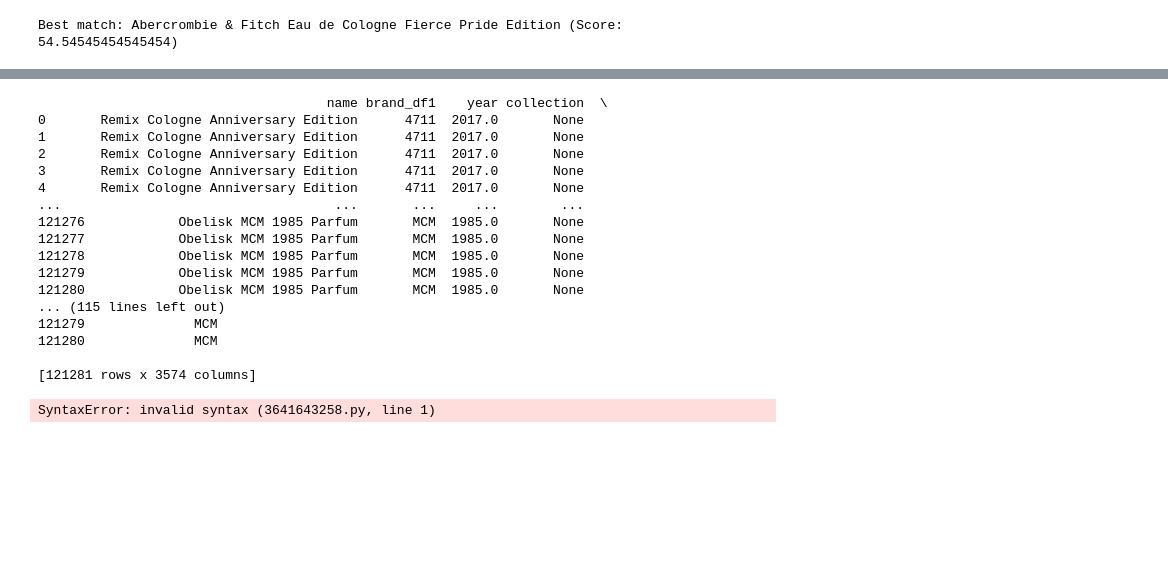
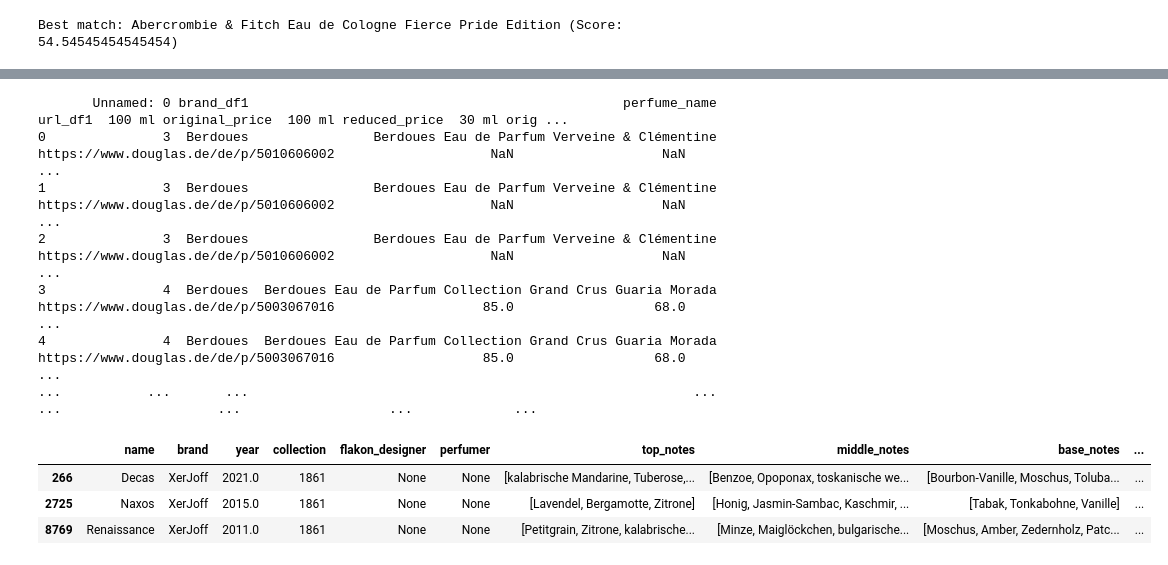
Before and after one commit to hamza1av/Parfumo, a Jupyter notebook: Spielwiese.ipynb, the cells around one changed output, grey strips where cells are left out. Drawn from its saved outputs; the diff is of its cells as text; code cells hidden in the pictures; blank space fills up the shorter version.

```diff
--- a/Spielwiese.ipynb
+++ b/Spielwiese.ipynb
@@ -221,2 +68,2 @@ missing_brands
 # %%
-og_df[og_df['brand'] == 'Hugo Boss'].head(2)
+og_df['complete_name'] = og_df['brand'] + ' ' + og_df['name']
@@ -230,39 +89,42 @@ import pandas as pd
 from rapidfuzz import process, fuzz
 
 # Example DataFrames
-df1 = og_df
-df2 = df_douglas
-# Function to match brands with fuzzy matching
-def fuzzy_match_brand(row, choices):
-    match, score, _ = process.extractOne(row, choices, scorer=fuzz.ratio)  # Get the best match
-    return match if score > 80 else row  # Set a threshold for similarity (e.g., 80%)
+df1 = og_df  # First DataFrame
+df2 = df_douglas  # Second DataFrame
 
-# Apply fuzzy matching to correct brand names in df2
-df2['brand_corrected'] = df2['brand'].apply(lambda x: fuzzy_match_brand(x, df1['brand'].unique()))
+# Get unique values from the 'complete_name' column in df2 to match against
+choices = df1['complete_name'].unique()
 
-# Merge using corrected brand names
-merged_df = pd.merge(df1, df2, left_on='brand', right_on='brand_corrected', suffixes=('_df1', '_df2'))
+# Function to perform fuzzy matching
+def fuzzy_match_name(name, choices):
+    if pd.isna(name):  # Handle NaN values
+        return None
+    match, score, _ = process.extractOne(name, choices, scorer=fuzz.ratio)  # Get best match
+    return match if score > 4 else None  # Only return matches with similarity > 80%
 
+# Apply fuzzy matching on df1
+df2['matched_name'] = df2['complete_name'].apply(lambda x: fuzzy_match_name(x, choices))
+
+# Merge df1 with df2 using the fuzzy-matched name
+merged_df = df2.merge(df1, left_on='complete_name', right_on='matched_name', suffixes=('_df1', '_df2'))
+
+# Drop the helper column if no longer needed
+# merged_df.drop(columns=['matched_name'], inplace=True)
+
+# Display result
 print(merged_df)
 # %% [output]
-                                     name brand_df1    year collection  \
-0       Remix Cologne Anniversary Edition      4711  2017.0       None
-1       Remix Cologne Anniversary Edition      4711  2017.0       None
-2       Remix Cologne Anniversary Edition      4711  2017.0       None
-3       Remix Cologne Anniversary Edition      4711  2017.0       None
-4       Remix Cologne Anniversary Edition      4711  2017.0       None
-...                                   ...       ...     ...        ...
-121276            Obelisk MCM 1985 Parfum       MCM  1985.0       None
-121277            Obelisk MCM 1985 Parfum       MCM  1985.0       None
-121278            Obelisk MCM 1985 Parfum       MCM  1985.0       None
-121279            Obelisk MCM 1985 Parfum       MCM  1985.0       None
-121280            Obelisk MCM 1985 Parfum       MCM  1985.0       None
-... (115 lines left out)
-121279              MCM
-121280              MCM
-
-[121281 rows x 3574 columns]
+       Unnamed: 0 brand_df1                                                perfume_name                                                 url_df1  100 ml original_price  100 ml reduced_price  30 ml orig ...
+0               3  Berdoues                Berdoues Eau de Parfum Verveine & Clémentine                  https://www.douglas.de/de/p/5010606002                    NaN                   NaN             ...
+1               3  Berdoues                Berdoues Eau de Parfum Verveine & Clémentine                  https://www.douglas.de/de/p/5010606002                    NaN                   NaN             ...
+2               3  Berdoues                Berdoues Eau de Parfum Verveine & Clémentine                  https://www.douglas.de/de/p/5010606002                    NaN                   NaN             ...
+3               4  Berdoues  Berdoues Eau de Parfum Collection Grand Crus Guaria Morada                  https://www.douglas.de/de/p/5003067016                   85.0                  68.0             ...
+4               4  Berdoues  Berdoues Eau de Parfum Collection Grand Crus Guaria Morada                  https://www.douglas.de/de/p/5003067016                   85.0                  68.0             ...
+...           ...       ...                                                         ...                                                     ...                    ...                   ...             ...
-# %%
-merged_df['Portugal' in merged_df['name']]
-# %% [output]
-SyntaxError: invalid syntax (3641643258.py, line 1)
+# %%
+df1[(df1['brand']=='XerJoff') & (df1['collection']=='1861')]
+# %% [output]
+|  | name | brand | year | collection | flakon_designer | perfumer | top_notes | middle_notes | base_notes | ... |
+| 266 | Decas | XerJoff | 2021.0 | 1861 | None | None | [kalabrische Mandarine, Tuberose,... | [Benzoe, Opoponax, toskanische we... | [Bourbon-Vanille, Moschus, Toluba... | ... |
+| 2725 | Naxos | XerJoff | 2015.0 | 1861 | None | None | [Lavendel, Bergamotte, Zitrone] | [Honig, Jasmin-Sambac, Kaschmir, ... | [Tabak, Tonkabohne, Vanille] | ... |
+| 8769 | Renaissance | XerJoff | 2011.0 | 1861 | None | None | [Petitgrain, Zitrone, kalabrische... | [Minze, Maiglöckchen, bulgarische... | [Moschus, Amber, Zedernholz, Patc... | ... |
```
Also changed, not shown: parts of 32 cells of this notebook, 2 other files.
